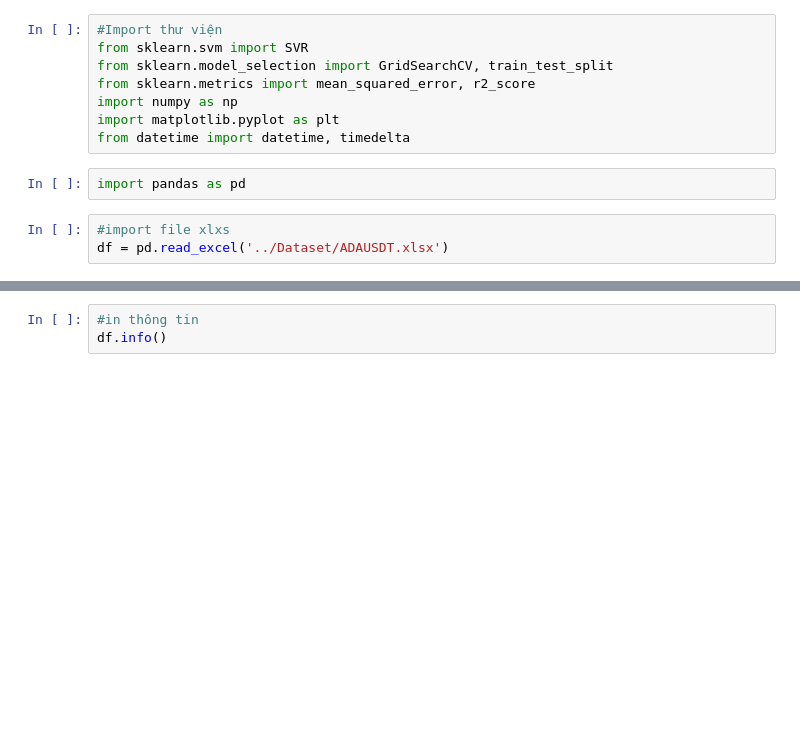
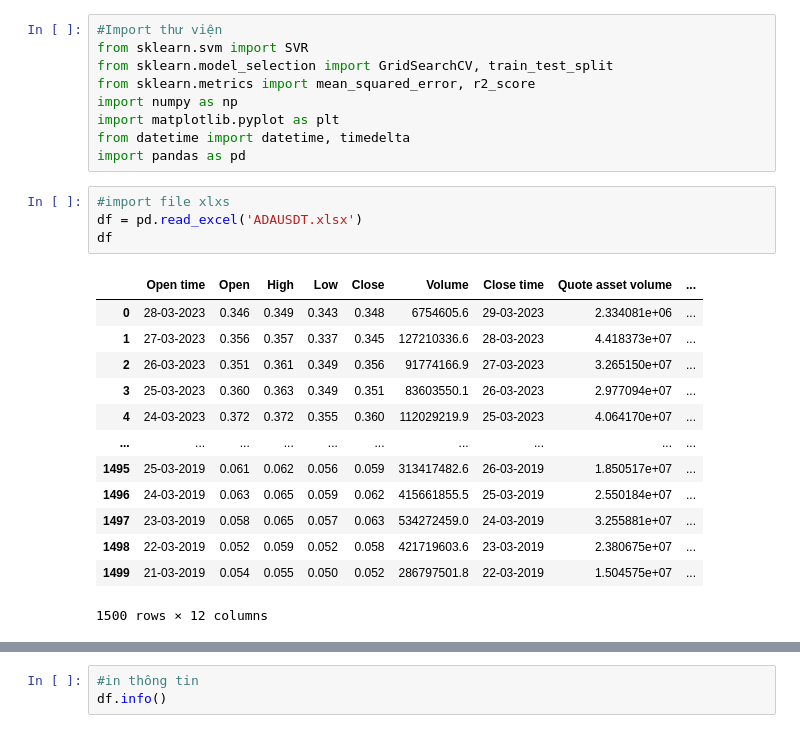
Before and after one commit to hoapham2k2/IS403.N21.HTTT_Nhom6, a Jupyter notebook: SVR.ipynb, the cells around one changed output, grey strips where cells are left out. Drawn from its saved outputs; the diff is of its cells as text; blank space fills up the shorter version.

```diff
--- a/SVR.ipynb
+++ b/SVR.ipynb
@@ -6,9 +6,23 @@ from sklearn.metrics import mean_squared_error, r2_score
 import numpy as np
 import matplotlib.pyplot as plt
 from datetime import datetime, timedelta
+import pandas as pd
-# %%
-import pandas as pd
 # %%
 #import file xlxs
-df = pd.read_excel('../Dataset/ADAUSDT.xlsx')
+df = pd.read_excel('ADAUSDT.xlsx')
+df
+# %% [output]
+|  | Open time | Open | High | Low | Close | Volume | Close time | Quote asset volume | ... |
+| 0 | 28-03-2023 | 0.346 | 0.349 | 0.343 | 0.348 | 6754605.6 | 29-03-2023 | 2.334081e+06 | ... |
+| 1 | 27-03-2023 | 0.356 | 0.357 | 0.337 | 0.345 | 127210336.6 | 28-03-2023 | 4.418373e+07 | ... |
+| 2 | 26-03-2023 | 0.351 | 0.361 | 0.349 | 0.356 | 91774166.9 | 27-03-2023 | 3.265150e+07 | ... |
+| 3 | 25-03-2023 | 0.360 | 0.363 | 0.349 | 0.351 | 83603550.1 | 26-03-2023 | 2.977094e+07 | ... |
+| 4 | 24-03-2023 | 0.372 | 0.372 | 0.355 | 0.360 | 112029219.9 | 25-03-2023 | 4.064170e+07 | ... |
+| ... | ... | ... | ... | ... | ... | ... | ... | ... | ... |
+| 1495 | 25-03-2019 | 0.061 | 0.062 | 0.056 | 0.059 | 313417482.6 | 26-03-2019 | 1.850517e+07 | ... |
+| 1496 | 24-03-2019 | 0.063 | 0.065 | 0.059 | 0.062 | 415661855.5 | 25-03-2019 | 2.550184e+07 | ... |
+| 1497 | 23-03-2019 | 0.058 | 0.065 | 0.057 | 0.063 | 534272459.0 | 24-03-2019 | 3.255881e+07 | ... |
+| 1498 | 22-03-2019 | 0.052 | 0.059 | 0.052 | 0.058 | 421719603.6 | 23-03-2019 | 2.380675e+07 | ... |
+| 1499 | 21-03-2019 | 0.054 | 0.055 | 0.050 | 0.052 | 286797501.8 | 22-03-2019 | 1.504575e+07 | ... |
+1500 rows × 12 columns
 # %%
```
Also changed, not shown: parts of 21 cells of this notebook.
